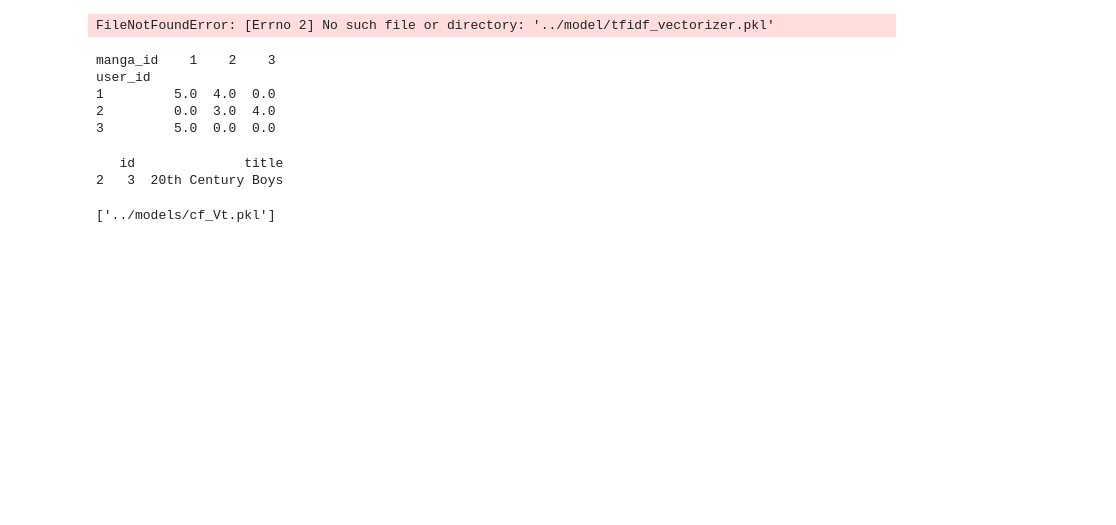
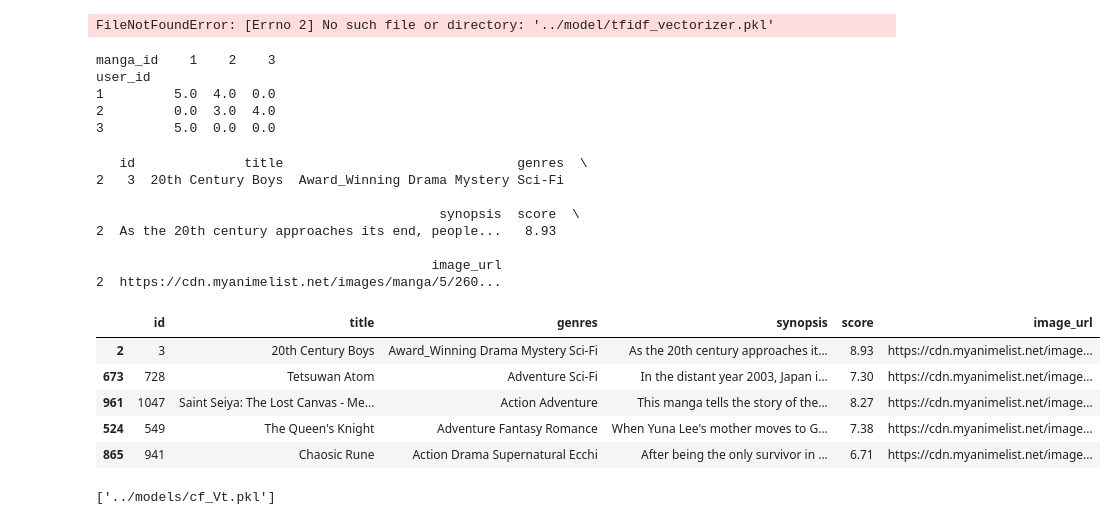
Before and after one commit to SID1014/Manga-Recommendation-System, a Jupyter notebook: Notebook/Contentbased_model.ipynb, the cells around one changed output. Drawn from its saved outputs; the diff is of its cells as text; code cells hidden in the pictures; blank space fills up the shorter version.

Commit message:
This is a improved version with onboarding,dashboard and hybrid model

```diff
--- a/Notebook/Contentbased_model.ipynb
+++ b/Notebook/Contentbased_model.ipynb
@@ -115,12 +120,43 @@ def get_cf_recommendations(user_id, top_n=5):
     user_preds = pred_df.loc[user_id].sort_values(ascending=False)
     rated = ratings_df[ratings_df.user_id == user_id]['manga_id'].tolist()
     recommended = user_preds.drop(rated).head(top_n)
-    return df[df['id'].isin(recommended.index)][['id', 'title']]
+    return df[df['id'].isin(recommended.index)][['id', 'title','genres','synopsis','score','image_url']]
 # %%
 print(get_cf_recommendations(1))
 # %% [output]
-   id              title
-2   3  20th Century Boys
+   id              title                              genres  \
+2   3  20th Century Boys  Award_Winning Drama Mystery Sci-Fi
+
+                                            synopsis  score  \
+2  As the 20th century approaches its end, people...   8.93
+
+                                           image_url
+2  https://cdn.myanimelist.net/images/manga/5/260...
+# %%
+def hybrid_recommendations(user_id, top_n=5, alpha=0.7):
+    """alpha: weight given to CF (0.0 = only CBF, 1.0 = only CF)"""
+
+    try:
+        cf_recs = get_cf_recommendations(user_id, top_n=top_n)
+    except KeyError:
+        return get_cbf_recommendations(1, top_n)  # fallback to CBF
+
+    cbf_recs = get_cbf_recommendations(1, top_n)  # base this on a manga user liked
+    #print(cf_recs,cbf_recs)
+    combined = pd.concat([cf_recs, cbf_recs])
+    #print(combined)
+    combined = combined.drop_duplicates('id') \
+                 .head(top_n)
+    return combined
+# %%
+hybrid_recommendations(1)
+# %% [output]
+|  | id | title | genres | synopsis | score | image_url |
+| 2 | 3 | 20th Century Boys | Award_Winning Drama Mystery Sci-Fi | As the 20th century approaches it... | 8.93 | https://cdn.myanimelist.net/image... |
+| 673 | 728 | Tetsuwan Atom | Adventure Sci-Fi | In the distant year 2003, Japan i... | 7.30 | https://cdn.myanimelist.net/image... |
+| 961 | 1047 | Saint Seiya: The Lost Canvas - Me... | Action Adventure | This manga tells the story of the... | 8.27 | https://cdn.myanimelist.net/image... |
+| 524 | 549 | The Queen's Knight | Adventure Fantasy Romance | When Yuna Lee's mother moves to G... | 7.38 | https://cdn.myanimelist.net/image... |
+| 865 | 941 | Chaosic Rune | Action Drama Supernatural Ecchi | After being the only survivor in ... | 6.71 | https://cdn.myanimelist.net/image... |
 # %%
 import joblib
 
```
Also changed, not shown: parts of 3 cells of this notebook, 12 other files.
